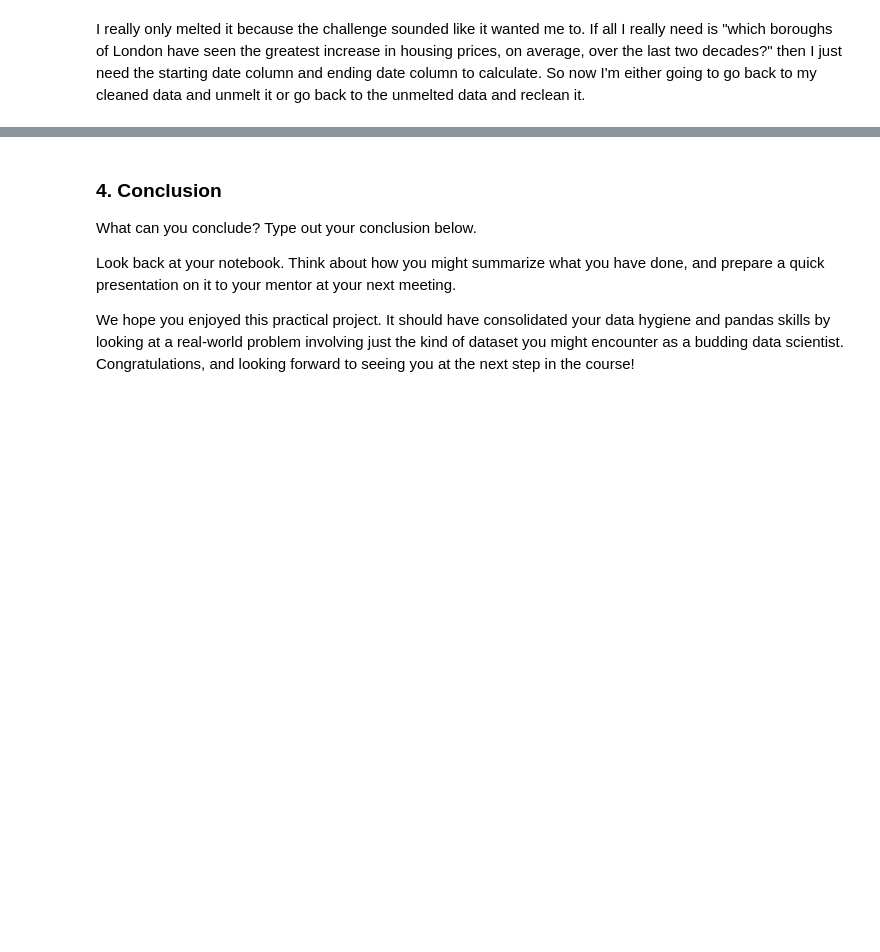
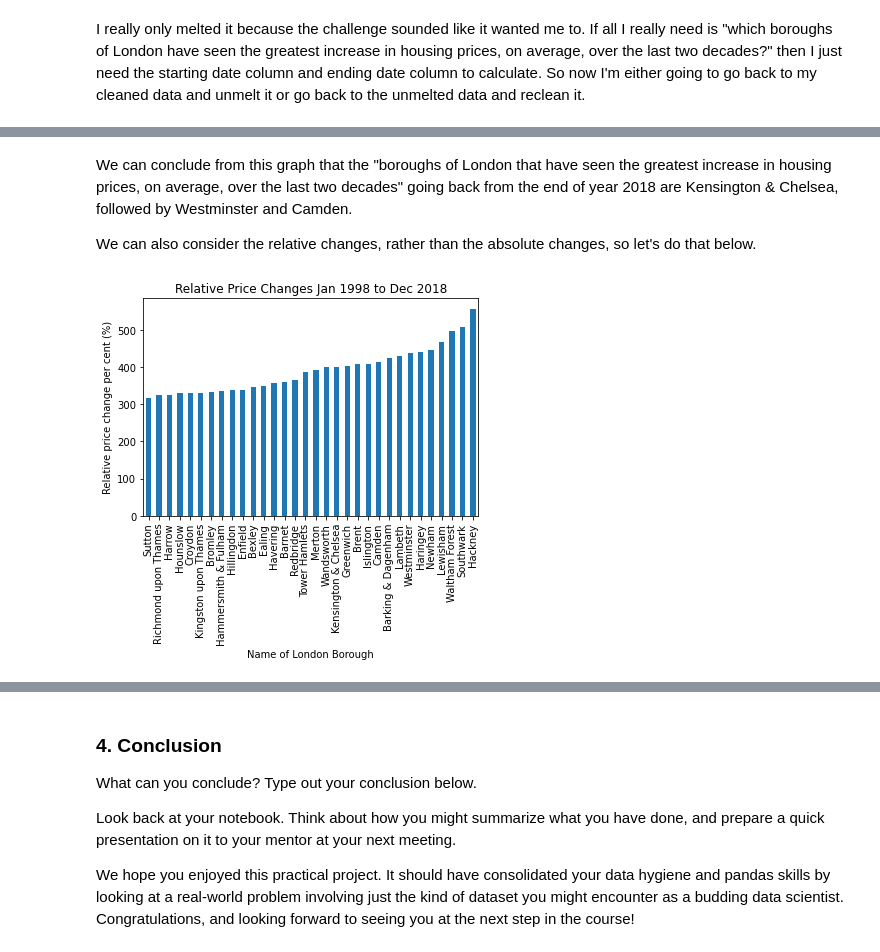
Before and after one commit to sbBEM/SpringBoard, a Jupyter notebook: unit4/Unit 4 Challenge - Tier 3.ipynb, the cells around one changed output, grey strips where cells are left out. Drawn from its saved outputs; the diff is of its cells as text; code cells hidden in the pictures; blank space fills up the shorter version.

```diff
--- a/unit4/Unit 4 Challenge - Tier 3.ipynb
+++ b/unit4/Unit 4 Challenge - Tier 3.ipynb
@@ -635,0 +670,15 @@ unmelted
+# %% [markdown]
+We can conclude from this graph that the "boroughs of London that have seen the greatest increase in housing prices, on average, over the last two decades" going back from the end of year 2018 are Kensington & Chelsea, followed by Westminster and Camden.
+
+We can also consider the relative changes, rather than the absolute changes, so let's do that below.
+# %%
+#add a column to show the relative change over the entire period expressed per cent.
+newunmelted['percent_change'] = (newunmelted['absolute_change'] / newunmelted['start_price']) * 100
+newunmelted.sort_values('percent_change', inplace=True)
+newunmelted['percent_change'].plot.bar(
+    title='Relative Price Changes Jan 1998 to Dec 2018')
+plt.ylabel('Relative price change per cent (%)')
+plt.xlabel('Name of London Borough')
+plt.show()
+# %% [output]
+[figure, added]
```
Also changed, not shown: parts of 42 cells of this notebook.
